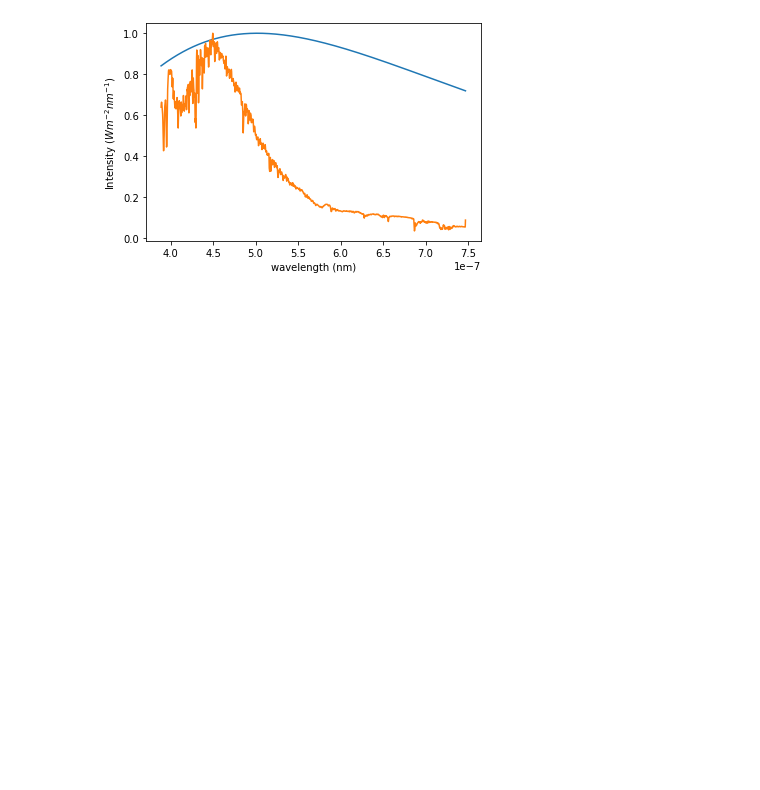
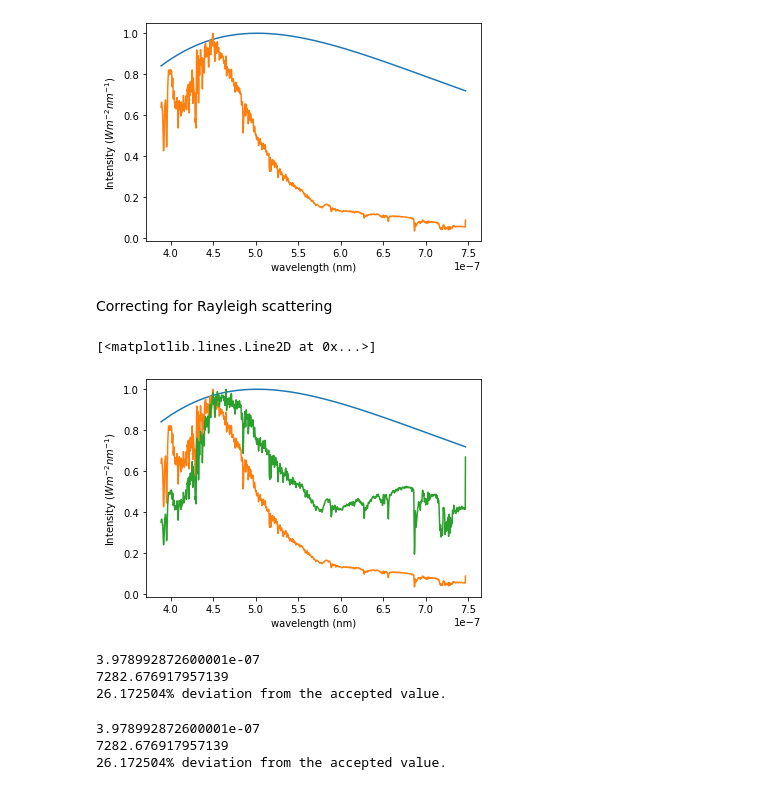
Before and after one commit to Yousousen/solar_physics, a Jupyter notebook: scripts/spectrum.ipynb, the cells around one changed output. Drawn from its saved outputs; the diff is of its cells as text; code cells hidden in the pictures; blank space fills up the shorter version.

Commit message:
working on rayleight correcting

```diff
--- a/scripts/spectrum.ipynb
+++ b/scripts/spectrum.ipynb
@@ -568,3 +571,37 @@ plt.plot( wavelengths, spectrum_8dec / np.max(spectrum_8dec))
 # %% [output]
 [<matplotlib.lines.Line2D at 0x...>]
 [figure]
+# %% [markdown]
+Correcting for Rayleigh scattering
+# %%
+#rayleigh_spectrum = relative_rayleigh_correction(wavelengths, spectrum_8dec)
+rayleigh_spectrum = [ I * wvlen**4 for wvlen, I in zip(wavelengths, spectrum_8dec) ]
+# %%
+
+plt.xlabel("wavelength (nm)")
+plt.ylabel("Intensity ($W m^{-2} nm^{-1}$)")
+plt.plot( wavelengths, I_planck_sun / I_max_sun)
+plt.plot( wavelengths, spectrum_8dec / np.max(spectrum_8dec))
+plt.plot( wavelengths, rayleigh_spectrum / np.max(rayleigh_spectrum))
+#plt.plot( wavelengths,  rayleigh_spectrum / np.max(rayleigh_spectrum))
+# %% [output]
+[<matplotlib.lines.Line2D at 0x...>]
+[figure, added]
+# %%
+
+print(wavelength_peak := get_peak_wavelength(wavelengths, spectrum_8dec * rel_coeff))
+print(T_eff := get_effective_temperature(wavelength_peak))
+print("%f%% deviation from the accepted value." % float( ( T_eff / T_accepted ) * 100 - 100) )
+# %% [output]
+3.978992872600001e-07
+7282.676917957139
+26.172504% deviation from the accepted value.
+# %%
+
+print(wavelength_peak := get_peak_wavelength(wavelengths, rayleigh_spectrum * rel_coeff))
+print(T_eff := get_effective_temperature(wavelength_peak))
+print("%f%% deviation from the accepted value." % float( ( T_eff / T_accepted ) * 100 - 100) )
+# %% [output]
+3.978992872600001e-07
+7282.676917957139
+26.172504% deviation from the accepted value.
```
Also changed, not shown: parts of 1 cell of this notebook.
